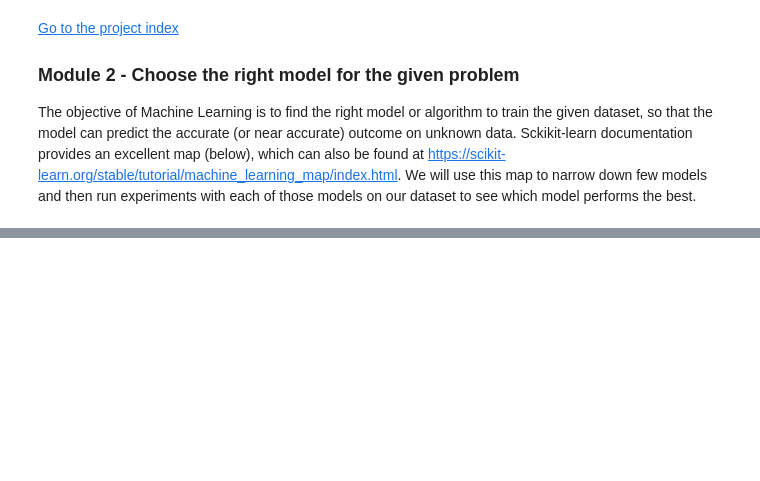
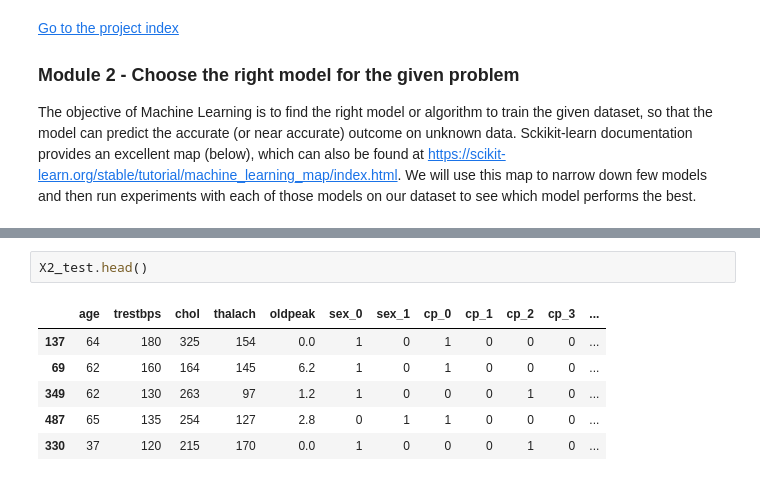
Before and after one commit to GoAshim/Machine-Learning, a Jupyter notebook: Classification/Machine Learning Project - Predict Heart Disease.ipynb, the cells around one changed output, grey strips where cells are left out. Saved outputs shown, nothing was run; the diff lists cells and outputs as text; blank space fills up the shorter version.

```diff
--- a/Classification/Machine Learning Project - Predict Heart Disease.ipynb
+++ b/Classification/Machine Learning Project - Predict Heart Disease.ipynb
@@ -340,0 +385,9 @@ We would like to select multiple machine learning models such as **Linear SVC**,
+# %%
+X2_test.head()
+# %% [output]
+|  | age | trestbps | chol | thalach | oldpeak | sex_0 | sex_1 | cp_0 | cp_1 | cp_2 | cp_3 | ... |
+| 137 | 64 | 180 | 325 | 154 | 0.0 | 1 | 0 | 1 | 0 | 0 | 0 | ... |
+| 69 | 62 | 160 | 164 | 145 | 6.2 | 1 | 0 | 1 | 0 | 0 | 0 | ... |
+| 349 | 62 | 130 | 263 | 97 | 1.2 | 1 | 0 | 0 | 0 | 1 | 0 | ... |
+| 487 | 65 | 135 | 254 | 127 | 2.8 | 0 | 1 | 1 | 0 | 0 | 0 | ... |
+| 330 | 37 | 120 | 215 | 170 | 0.0 | 1 | 0 | 0 | 0 | 1 | 0 | ... |
```
Also changed, not shown: parts of 26 cells of this notebook.
